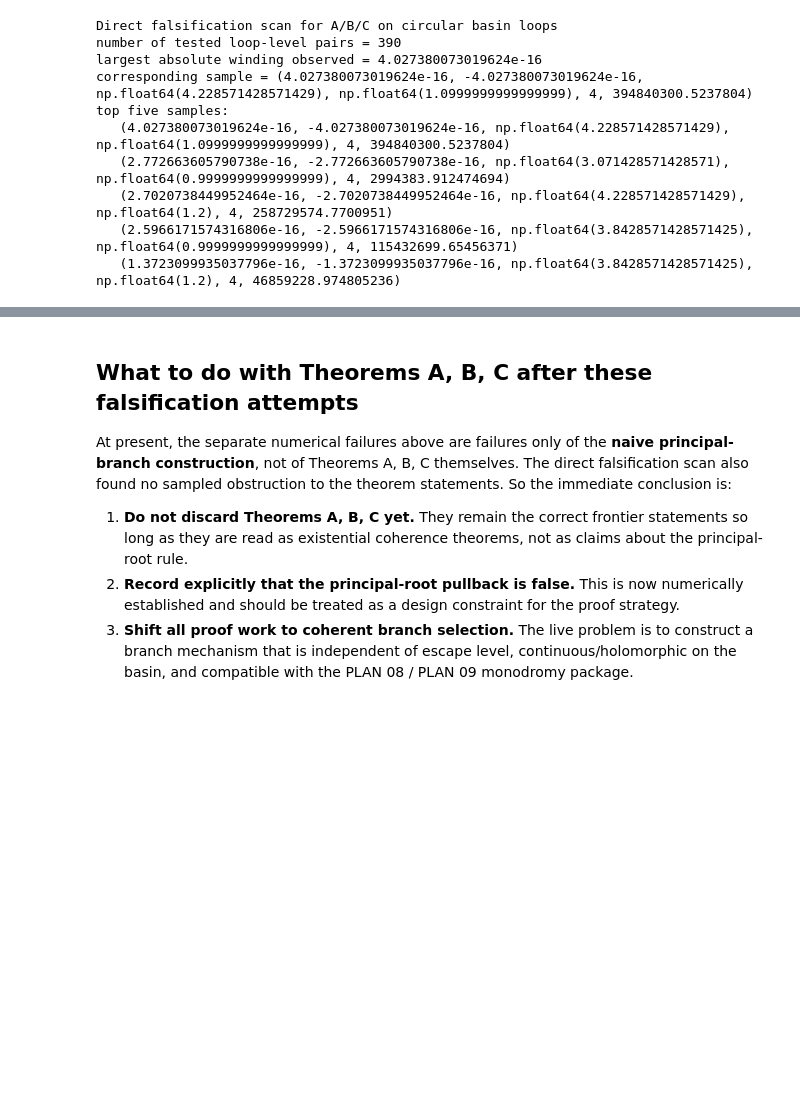
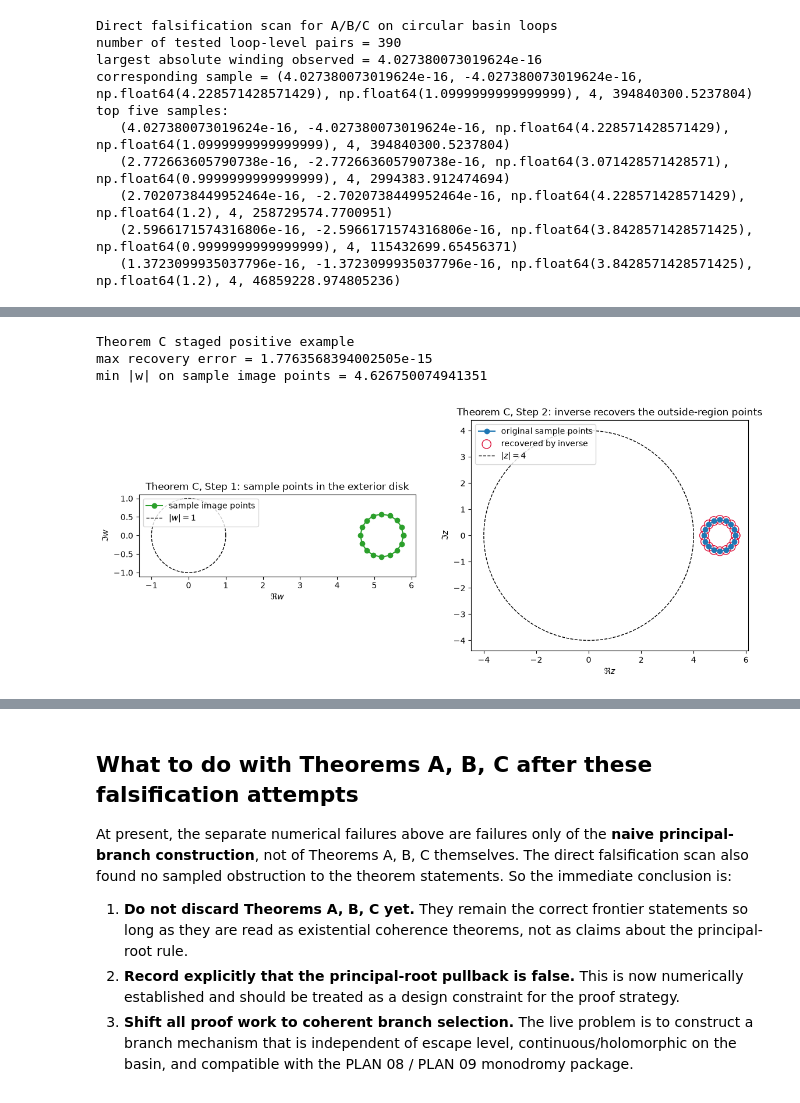
Before and after one commit to kirill-kondrashov/mlc, a Jupyter notebook: notebooks/frontier_plan06_principal_pullback_coherence.ipynb, the cells around one changed output, grey strips where cells are left out. Cells and saved outputs as stored; diff of their text form; code cells hidden in the pictures; blank space fills up the shorter version.

```diff
--- a/notebooks/frontier_plan06_principal_pullback_coherence.ipynb
+++ b/notebooks/frontier_plan06_principal_pullback_coherence.ipynb
@@ -543,0 +1008,35 @@ top five samples:
+# %%
+sample_idx_C = np.arange(0, len(loop_A), 256)
+z_samples_C = loop_A[sample_idx_C]
+w_samples_C = phi_A[sample_idx_C]
+z_recovered_C = np.array([newton_inverse_phi(w, z0=w) for w in w_samples_C])
+recovery_error_C = np.abs(z_recovered_C - z_samples_C)
+
+fig, axes = plt.subplots(1, 2, figsize=(13.5, 5.4))
+ax1, ax2 = axes
+ax1.plot(w_samples_C.real, w_samples_C.imag, 'o-', color='tab:green', label='sample image points')
+ax1.plot(np.exp(1j*theta).real, np.exp(1j*theta).imag, 'k--', lw=1.0, label=r'$|w|=1$')
+ax1.set_aspect('equal', adjustable='box')
+ax1.set_title('Theorem C, Step 1: sample points in the exterior disk')
+ax1.set_xlabel(r'$\Re w$')
+ax1.set_ylabel(r'$\Im w$')
+ax1.legend(loc='upper left')
+
+ax2.plot(z_samples_C.real, z_samples_C.imag, 'o-', color='tab:blue', label='original sample points')
+ax2.scatter(z_recovered_C.real, z_recovered_C.imag, facecolors='none', edgecolors='crimson', s=120, label='recovered by inverse')
+ax2.plot((4*np.exp(1j*theta)).real, (4*np.exp(1j*theta)).imag, 'k--', lw=1.0, label=r'$|z|=4$')
+ax2.set_aspect('equal', adjustable='box')
+ax2.set_title('Theorem C, Step 2: inverse recovers the outside-region points')
+ax2.set_xlabel(r'$\Re z$')
+ax2.set_ylabel(r'$\Im z$')
+ax2.legend(loc='upper left')
+
+print('Theorem C staged positive example')
+print('max recovery error =', float(np.max(recovery_error_C)))
+print('min |w| on sample image points =', float(np.min(np.abs(w_samples_C))))
+plt.show()
+# %% [output]
+Theorem C staged positive example
+max recovery error = 1.7763568394002505e-15
+min |w| on sample image points = 4.626750074941351
+[figure, added]
```
Also changed, not shown: parts of 16 cells of this notebook.
